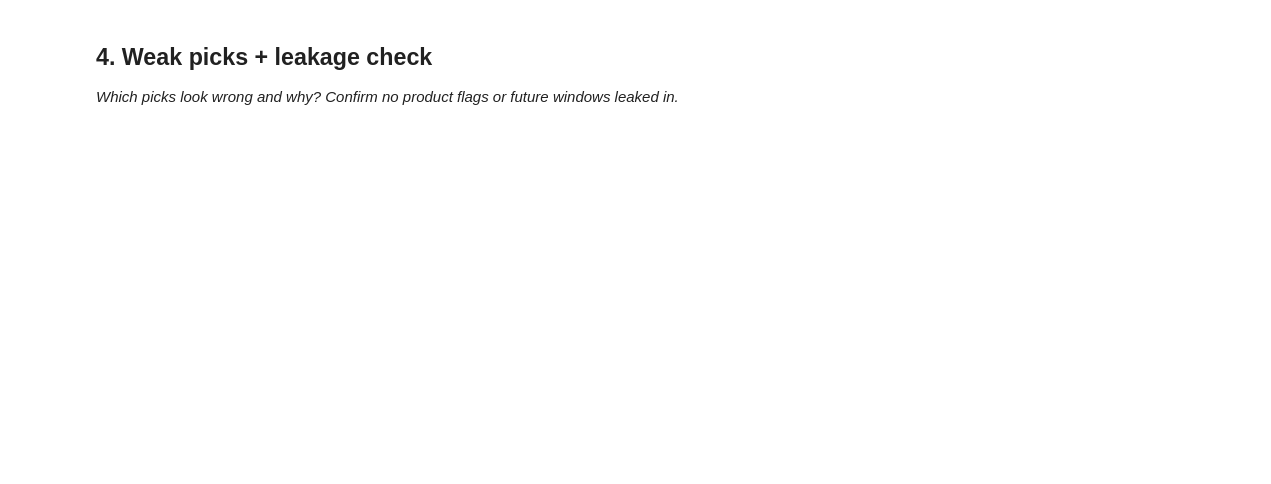
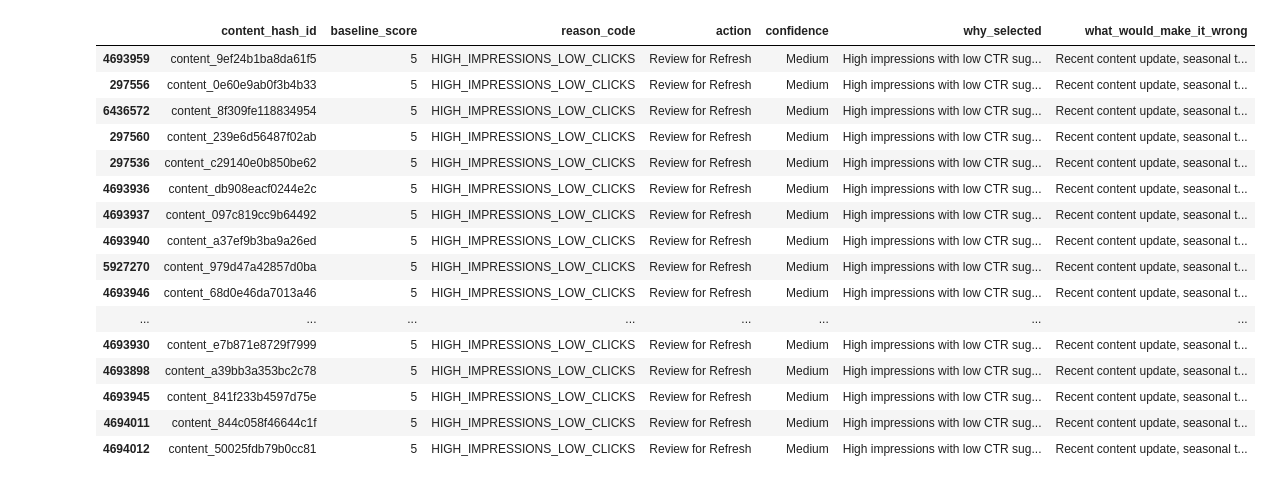
Before and after one commit to mfaiqdev/MLinternship, a Jupyter notebook: work/notebooks/w04_baseline_score.ipynb, the cells around one changed output. Saved outputs shown, nothing was run; the diff lists cells and outputs as text; code cells hidden in the pictures; blank space fills up the shorter version.

```diff
--- a/work/notebooks/w04_baseline_score.ipynb
+++ b/work/notebooks/w04_baseline_score.ipynb
@@ -22,0 +11,9 @@ This skeleton is yours to fill. Work the sections **in order** — each one has
+# %%
+import pandas as pd
+
+df = pd.read_parquet(
+    "hf://datasets/FlyRank/internship-warehouse/fact_content_daily_performance/month=2026-03/data_0.parquet"
+)
+
+print("Dataset loaded successfully!")
+print(df.shape)
@@ -30,4 +243,0 @@ This skeleton is yours to fill. Work the sections **in order** — each one has
-# %% [markdown]
-## 4. Weak picks + leakage check
-
-*Which picks look wrong and why? Confirm no product flags or future windows leaked in.*
@@ -36,0 +244,44 @@ This skeleton is yours to fill. Work the sections **in order** — each one has
+# %%
+top20 = queue.head(20).copy()
+
+top20["confidence"] = "Medium"
+
+top20["why_selected"] = (
+    "High impressions with low CTR suggests missed search opportunity."
+)
+
+top20["what_would_make_it_wrong"] = (
+    "Recent content update, seasonal traffic change, or incorrect search intent match."
+)
+
+review = top20[
+    [
+        "content_hash_id",
+        "baseline_score",
+        "reason_code",
+        "action",
+        "confidence",
+        "why_selected",
+        "what_would_make_it_wrong"
+    ]
+]
+
+display(review)
+# %% [output]
+|  | content_hash_id | baseline_score | reason_code | action | confidence | why_selected | what_would_make_it_wrong |
+| 4693959 | content_9ef24b1ba8da61f5 | 5 | HIGH_IMPRESSIONS_LOW_CLICKS | Review for Refresh | Medium | High impressions with low CTR sug... | Recent content update, seasonal t... |
+| 297556 | content_0e60e9ab0f3b4b33 | 5 | HIGH_IMPRESSIONS_LOW_CLICKS | Review for Refresh | Medium | High impressions with low CTR sug... | Recent content update, seasonal t... |
+| 6436572 | content_8f309fe118834954 | 5 | HIGH_IMPRESSIONS_LOW_CLICKS | Review for Refresh | Medium | High impressions with low CTR sug... | Recent content update, seasonal t... |
+| 297560 | content_239e6d56487f02ab | 5 | HIGH_IMPRESSIONS_LOW_CLICKS | Review for Refresh | Medium | High impressions with low CTR sug... | Recent content update, seasonal t... |
+| 297536 | content_c29140e0b850be62 | 5 | HIGH_IMPRESSIONS_LOW_CLICKS | Review for Refresh | Medium | High impressions with low CTR sug... | Recent content update, seasonal t... |
+| 4693936 | content_db908eacf0244e2c | 5 | HIGH_IMPRESSIONS_LOW_CLICKS | Review for Refresh | Medium | High impressions with low CTR sug... | Recent content update, seasonal t... |
+| 4693937 | content_097c819cc9b64492 | 5 | HIGH_IMPRESSIONS_LOW_CLICKS | Review for Refresh | Medium | High impressions with low CTR sug... | Recent content update, seasonal t... |
+| 4693940 | content_a37ef9b3ba9a26ed | 5 | HIGH_IMPRESSIONS_LOW_CLICKS | Review for Refresh | Medium | High impressions with low CTR sug... | Recent content update, seasonal t... |
+| 5927270 | content_979d47a42857d0ba | 5 | HIGH_IMPRESSIONS_LOW_CLICKS | Review for Refresh | Medium | High impressions with low CTR sug... | Recent content update, seasonal t... |
+| 4693946 | content_68d0e46da7013a46 | 5 | HIGH_IMPRESSIONS_LOW_CLICKS | Review for Refresh | Medium | High impressions with low CTR sug... | Recent content update, seasonal t... |
+| ... | ... | ... | ... | ... | ... | ... | ... |
+| 4693930 | content_e7b871e8729f7999 | 5 | HIGH_IMPRESSIONS_LOW_CLICKS | Review for Refresh | Medium | High impressions with low CTR sug... | Recent content update, seasonal t... |
+| 4693898 | content_a39bb3a353bc2c78 | 5 | HIGH_IMPRESSIONS_LOW_CLICKS | Review for Refresh | Medium | High impressions with low CTR sug... | Recent content update, seasonal t... |
+| 4693945 | content_841f233b4597d75e | 5 | HIGH_IMPRESSIONS_LOW_CLICKS | Review for Refresh | Medium | High impressions with low CTR sug... | Recent content update, seasonal t... |
+| 4694011 | content_844c058f46644c1f | 5 | HIGH_IMPRESSIONS_LOW_CLICKS | Review for Refresh | Medium | High impressions with low CTR sug... | Recent content update, seasonal t... |
+| 4694012 | content_50025fdb79b0cc81 | 5 | HIGH_IMPRESSIONS_LOW_CLICKS | Review for Refresh | Medium | High impressions with low CTR sug... | Recent content update, seasonal t... |
```
Also changed, not shown: parts of 18 cells of this notebook.
